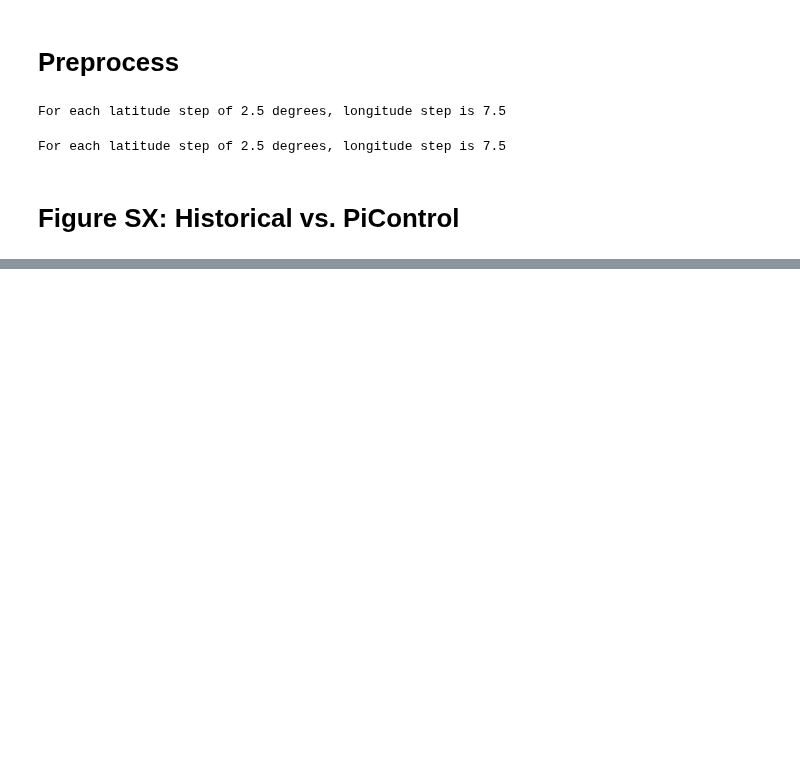
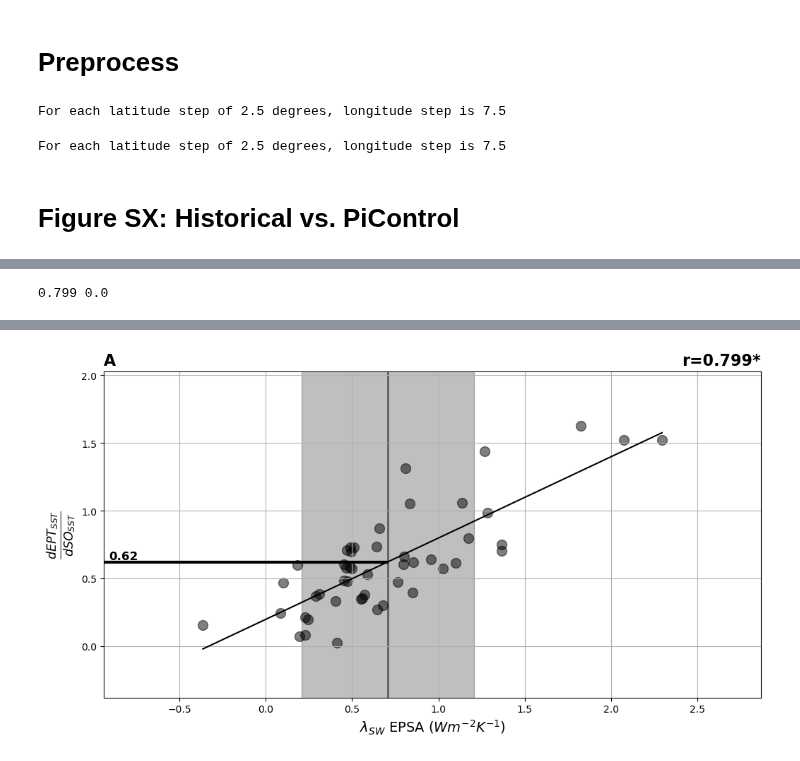
Before and after one commit to zacespinosa/SO-EP-teleconnection, a Jupyter notebook: Figure_Notebooks/Figure_SX_hist-vs-piControl.ipynb, the cells around one changed output, grey strips where cells are left out. Drawn from its saved outputs; the diff is of its cells as text; code cells hidden in the pictures; blank space fills up the shorter version.

Commit message:
finishing so-ept hist vs. piControl - need to create total figure

```diff
--- a/Figure_Notebooks/Figure_SX_hist-vs-piControl.ipynb
+++ b/Figure_Notebooks/Figure_SX_hist-vs-piControl.ipynb
@@ -182,3 +220,7 @@ else:
     so_ept_coupling_pi = xr.open_dataset("/home/espinosa10/SO-EP-teleconnection/Data/so_ept_coupling.nc")
 # %% [markdown]
 # Figure SX: Historical vs. PiControl
+# %%
+# so_ept_hi = xr.open_dataset("/home/espinosa10/SO-EP-teleconnection/Data/so_ept_coupling_historical.nc")
+so_ept_hi = xr.open_dataset("/home/espinosa10/SO-EP-teleconnection/Data/so_ept_coupling_historical_poly-detrended.nc")
+so_ept_pi = xr.open_dataset("/home/espinosa10/SO-EP-teleconnection/Data/so_ept_coupling.nc")
@@ -184,0 +320,18 @@ else:
+# %%
+title_fontsize = 16
+fontsize=14
+# Create figure and gridspec
+fig = plt.figure(figsize=(12,6))
+gs = fig.add_gridspec(1, 1, wspace=0.2, hspace=0.2)  # 2 rows, 2 columns
+
+# Create scatter plots (top row)
+ax1 = fig.add_subplot(gs[0, 0])
+
+######## SWCF EPSA vs dEPT/dSO ############
+y, x = get_shared_models(so_ept_pi["reg"].sel(years=12*5), so_ept_hi["reg"].sel(years=12*5))
+create_panel_a(ax1, x.values, y.values, vline=[])
+ax1.set_xlabel(r"$\lambda_{SW}$ EPSA ($Wm^{-2}K^{-1}$)", fontsize=fontsize)
+ax1.set_ylabel(r"$\frac{d EPT_{SST}}{dSO_{SST}}$", fontsize=18)
+ax1.set_title(r"A", loc="left", fontweight="bold", fontsize=title_fontsize)
+ax1.grid()
+# %% [output]
@@ -184,0 +340 @@ else:
+0.799 0.0
@@ -184,0 +342 @@ else:
+[figure, added]
```
Also changed, not shown: parts of 6 cells of this notebook.
